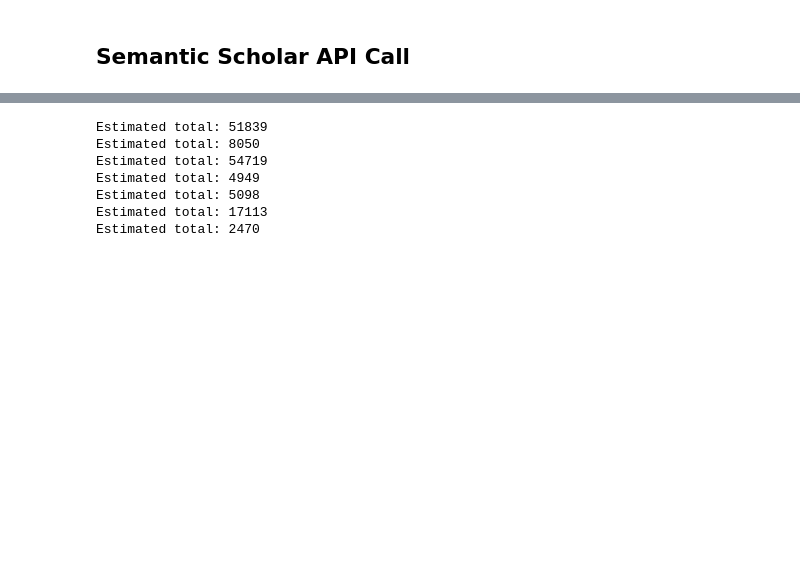
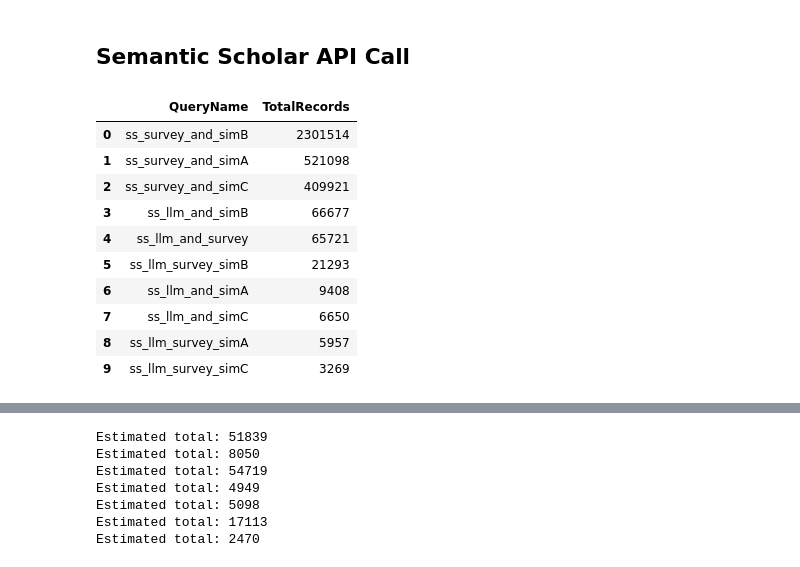
Before and after one commit to haoting-chan/AIRESIL, a Jupyter notebook: Database_extraction.ipynb, the cells around one changed output, grey strips where cells are left out. Cells and saved outputs as stored; diff of their text form; code cells hidden in the pictures; blank space fills up the shorter version.

```diff
--- a/Database_extraction.ipynb
+++ b/Database_extraction.ipynb
@@ -461,9 +468,9 @@ from dotenv import load_dotenv
 # %%
 # Define Search Parameters
 FIELDS_SS = ["paperId", "title", "year", "authors", "abstract", "url", "citationCount", "externalIds"]
-YEAR_FILTER = "2022-"
+YEAR_FILTER = "2020-"
 BULK_SORT = "citationCount:desc"
-MAX_PAPERS_PER_GROUP = 3000
+MAX_PAPERS_PER_GROUP = 1000
 # %%
 # Define Search Function
 
@@ -568,3 +596,18 @@ QUERY_GROUPS = {
     #"ss_llm_simB_methods":         f'{LLM_Block} + {Simulation_BlockB} + {Methods_Block}',
     #"ss_llm_simC_methods":         f'{LLM_Block} + {Simulation_BlockC} + {Methods_Block}',
 }
+# %%
+# Run: Get Max Total records
+ss_query_totals(QUERY_GROUPS)
+# %% [output]
+|  | QueryName | TotalRecords |
+| 0 | ss_survey_and_simB | 2301514 |
+| 1 | ss_survey_and_simA | 521098 |
+| 2 | ss_survey_and_simC | 409921 |
+| 3 | ss_llm_and_simB | 66677 |
+| 4 | ss_llm_and_survey | 65721 |
+| 5 | ss_llm_survey_simB | 21293 |
+| 6 | ss_llm_and_simA | 9408 |
+| 7 | ss_llm_and_simC | 6650 |
+| 8 | ss_llm_survey_simA | 5957 |
+| 9 | ss_llm_survey_simC | 3269 |
```
Also changed, not shown: parts of 6 cells of this notebook.
